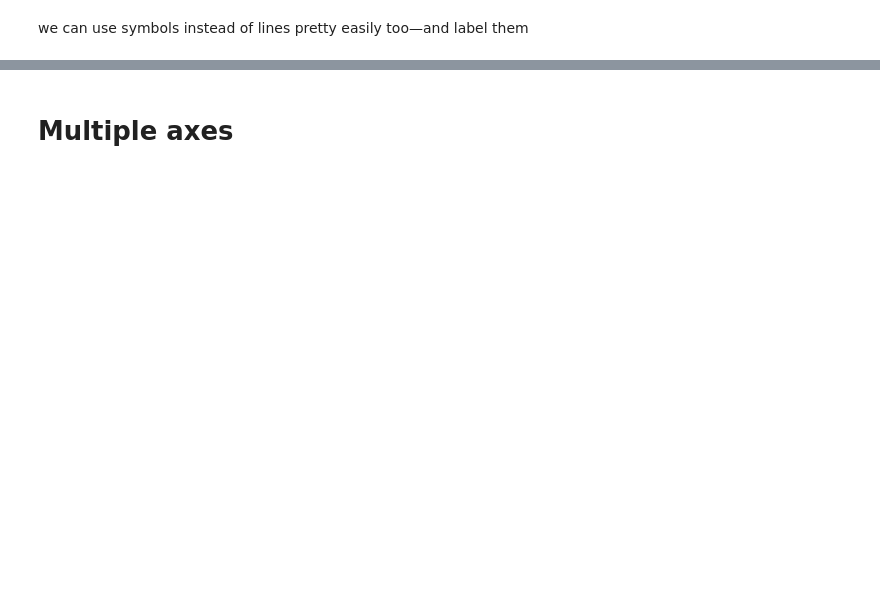
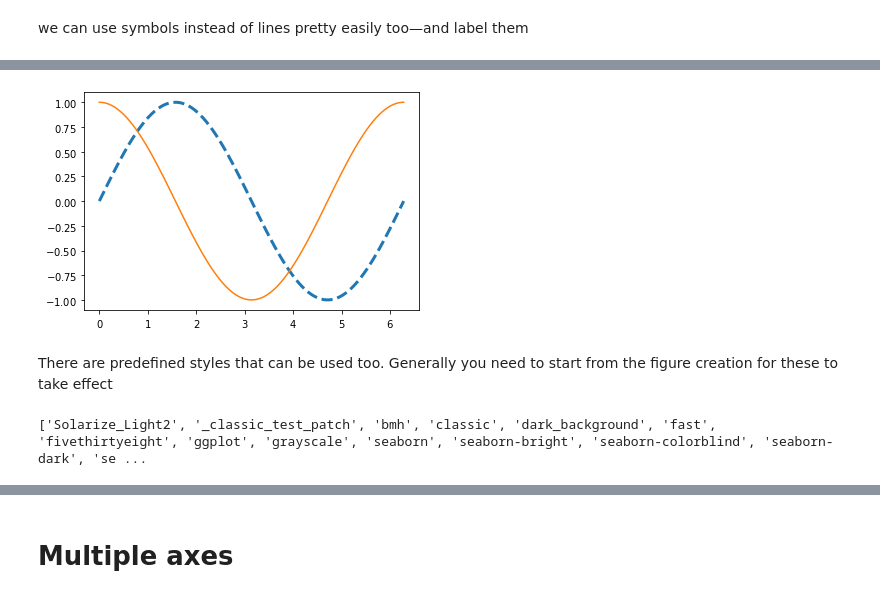
Before and after one commit to sbu-phy-ast-reu/reu-python-tutorial, a Jupyter notebook: 04-python-matplotlib/matplotlib-basics.ipynb, the cells around one changed output, grey strips where cells are left out. Saved outputs shown, nothing was run; the diff lists cells and outputs as text; code cells hidden in the pictures; blank space fills up the shorter version.

Commit message:
start of updates

```diff
--- a/04-python-matplotlib/matplotlib-basics.ipynb
+++ b/04-python-matplotlib/matplotlib-basics.ipynb
@@ -90 +126,14 @@ most functions take a number of optional named argumets too
+# %%
+ax.clear()
+ax.plot(x, np.sin(x), linestyle="--", linewidth=3.0)
+ax.plot(x, np.cos(x), linestyle="-")
+fig
+# %% [output]
+[figure, added]
+# %% [markdown]
+There are predefined styles that can be used too.  Generally you need to start from the figure creation for these to take effect
+# %%
+print(plt.style.available)
+# %% [output]
+['Solarize_Light2', '_classic_test_patch', 'bmh', 'classic', 'dark_background', 'fast', 'fivethirtyeight', 'ggplot', 'grayscale', 'seaborn', 'seaborn-bright', 'seaborn-colorblind', 'seaborn-dark', 'se ...
 # %%
```
Also changed, not shown: parts of 30 cells of this notebook.
